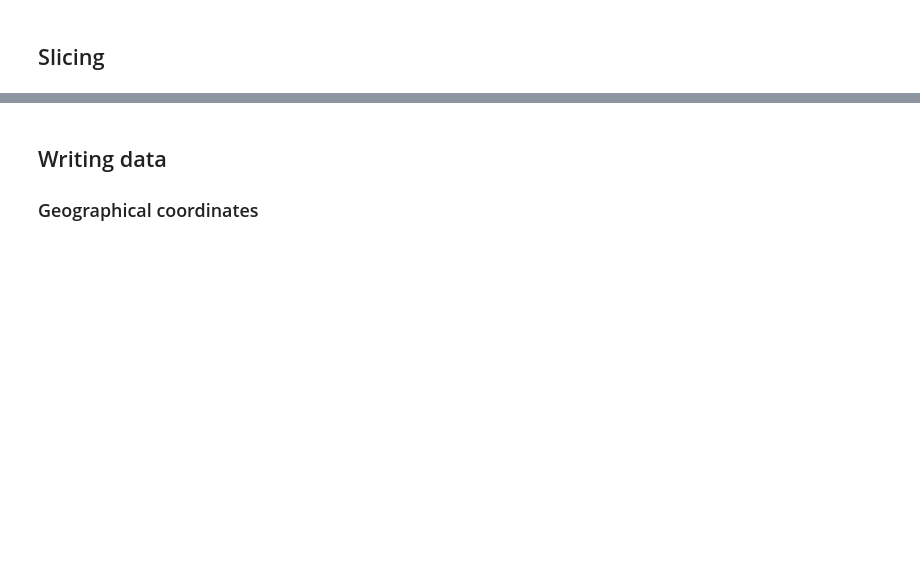
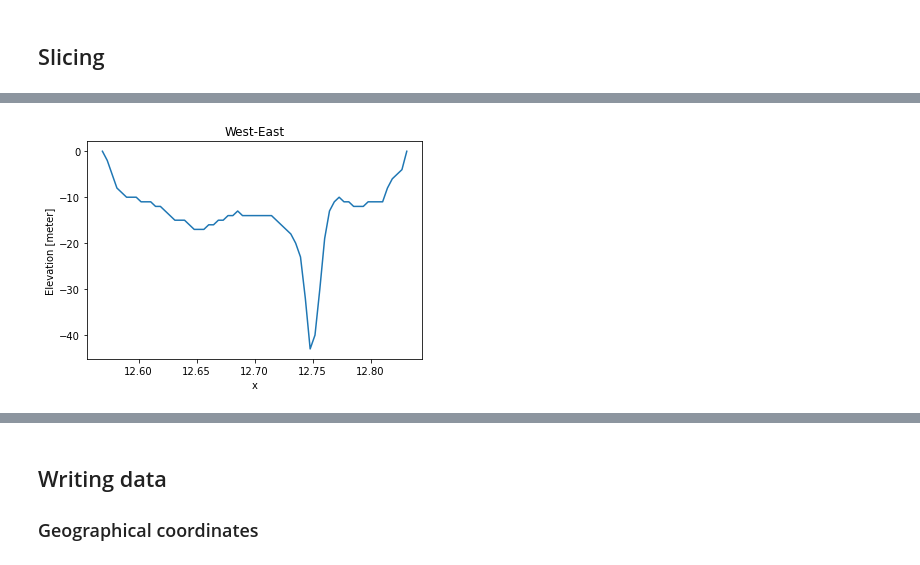
Before and after one commit to DHI/getting-started-with-mikeio, a Jupyter notebook: mini_book/dfs2.ipynb, the cells around one changed output, grey strips where cells are left out. Drawn from its saved outputs; the diff is of its cells as text; code cells hidden in the pictures; blank space fills up the shorter version.

```diff
--- a/mini_book/dfs2.ipynb
+++ b/mini_book/dfs2.ipynb
@@ -67 +88,5 @@ plt.xlim(12.2, 13.2)
+# %%
+elevation.sel(y=stn[1]).plot(title="West-East");
+# %% [output]
+[figure, added]
 # %%
```
Also changed, not shown: parts of 17 cells of this notebook.
